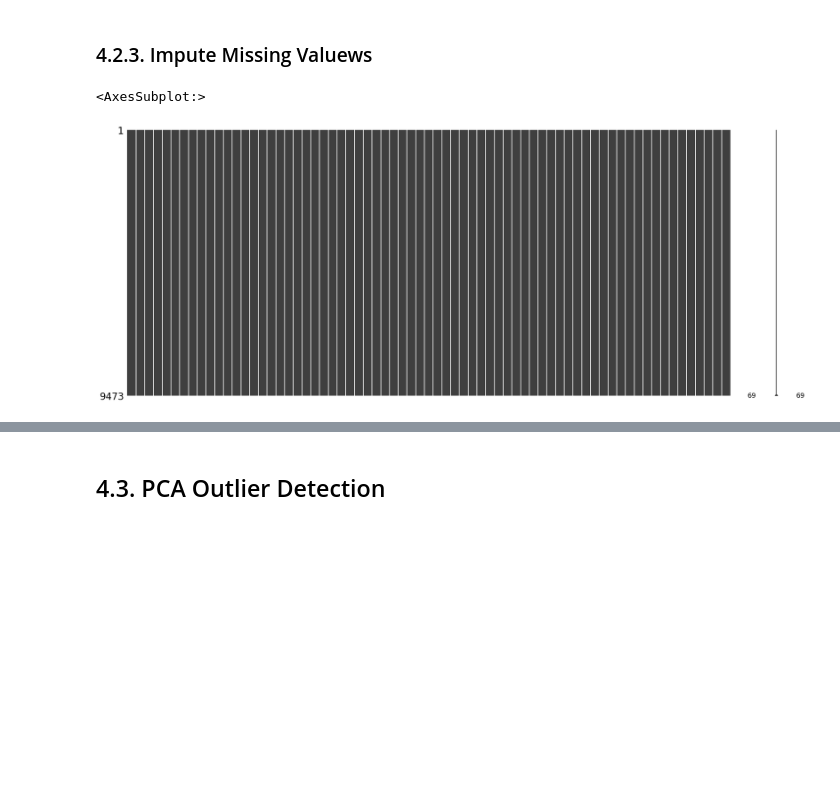
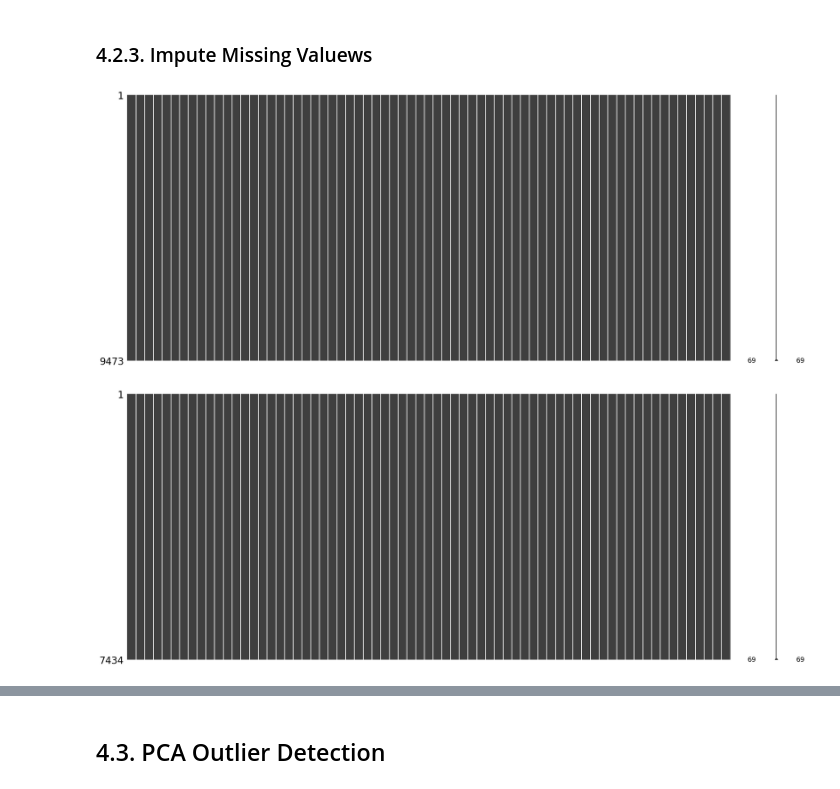
Before and after one commit to Nart-Tehaucha/Data_Science-Lab-Exoplanets, a Jupyter notebook: Pre_processing.ipynb, the cells around one changed output, grey strips where cells are left out. Drawn from its saved outputs; the diff is of its cells as text; code cells hidden in the pictures; blank space fills up the shorter version.

```diff
--- a/Pre_processing.ipynb
+++ b/Pre_processing.ipynb
@@ -389,13 +423,19 @@ data.shape
 # %% [markdown]
 ### 4.2.3. Impute Missing Valuews
 # %%
-df_imputer_knn = data.copy(deep=True)
+def impute_missing(df):
+    #copy the df and remove the dispotion cat column in order to impute
+    df_imputer_knn = df.copy(deep=True)
 
-# Impute the feature
-knnimputer = KNNImputer(n_neighbors=3)
-df_imputer_knn.iloc[:,:] = knnimputer.fit_transform(df_imputer_knn)
+    # Impute the feature
+    knnimputer = KNNImputer(n_neighbors=3)
+    df_imputer_knn.iloc[:,:] = knnimputer.fit_transform(df_imputer_knn)
 
-msno.matrix(pd.concat([df_imputer_knn]))
+    msno.matrix(pd.concat([df_imputer_knn]))
+    return df_imputer_knn
+
+data1 = impute_missing(data1)
+data2 = impute_missing(data2)
 # %% [output]
-<AxesSubplot:>
 [figure]
+[figure, added]
```
Also changed, not shown: parts of 95 cells of this notebook.
